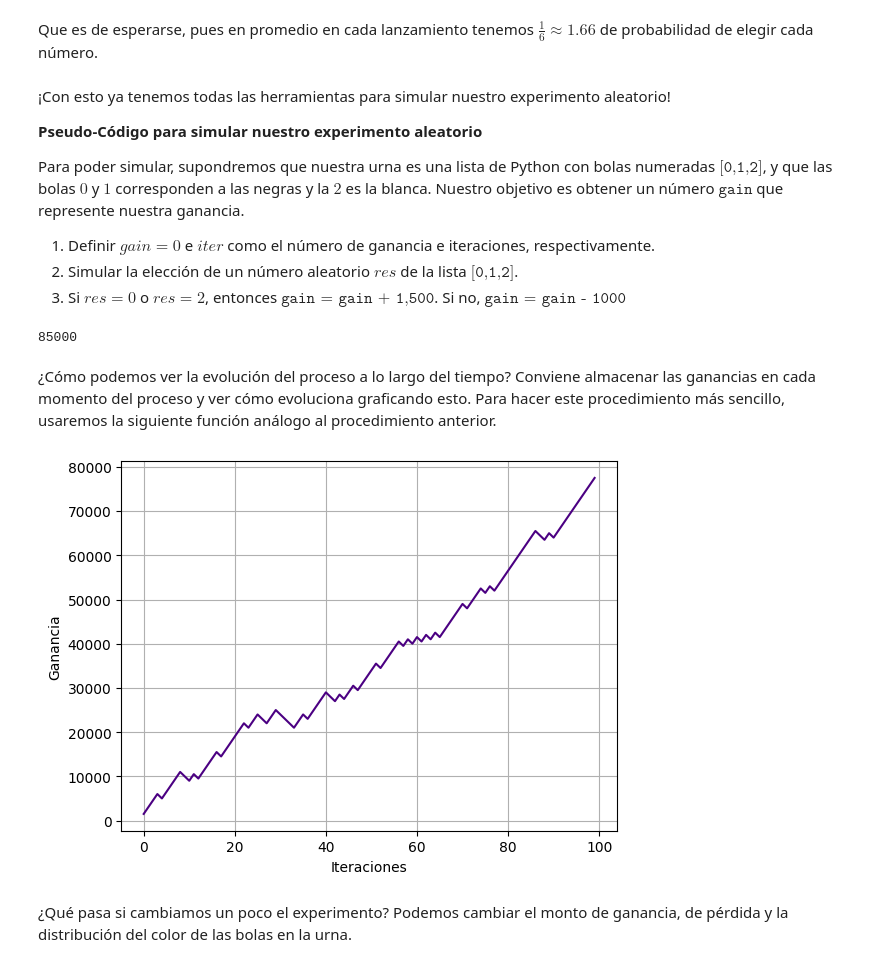
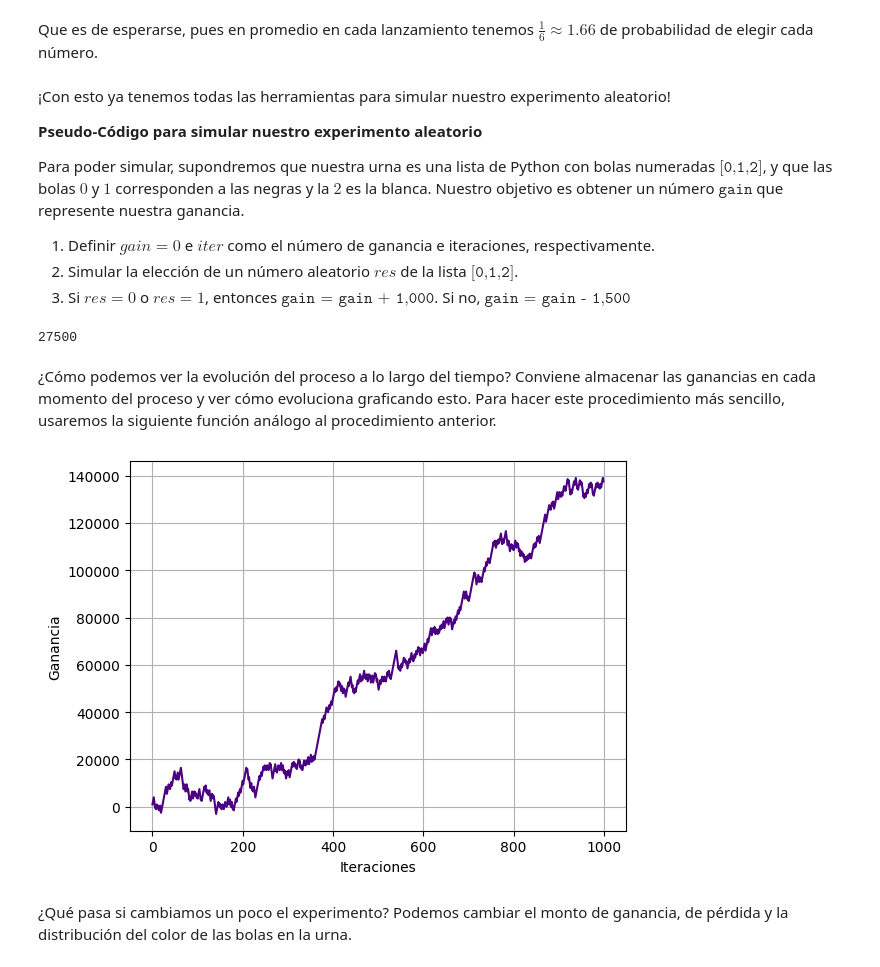
Before and after one commit to eliasegn/ProbabilidadI, a Jupyter notebook: EP1_ExperimentosAleatorios.ipynb, the cells around one changed output. Drawn from its saved outputs; the diff is of its cells as text; code cells hidden in the pictures.

```diff
--- a/EP1_ExperimentosAleatorios.ipynb
+++ b/EP1_ExperimentosAleatorios.ipynb
@@ -212,7 +209,7 @@ Para poder simular, supondremos que nuestra urna es una lista de Python con bola
 
 1. Definir $gain = 0$ e $iter$ como el número de ganancia e iteraciones, respectivamente.
 1. Simular la elección de un número aleatorio $res$ de la lista $\texttt{[0,1,2]}$.
-2. Si $res = 0$ o $res = 2$, entonces $\texttt{gain = gain + 1,500}$. Si no, $\texttt{gain = gain - 1000}$
+2. Si $res = 0$ o $res = 1$, entonces $\texttt{gain = gain + 1,000}$. Si no, $\texttt{gain = gain - 1,500}$
 # %%
 # Definimos las variables para comenzar
 gain = 0
@@ -223,41 +220,42 @@ urna = [0,1,2]
 for i in range(iter):
   res = elegirde(urna)
   if res == 0 or res == 1:
-    gain = gain + 1500
+    gain = gain + 1000
   else:
-    gain = gain - 1000
+    gain = gain - 1500
 
 # Imprimimos la ganancia total
 print(gain)
 # %% [output]
-85000
+27500
 # %% [markdown]
 ¿Cómo podemos ver la evolución del proceso a lo largo del tiempo? Conviene almacenar las ganancias en cada momento del proceso y ver cómo evoluciona graficando esto. Para hacer este procedimiento más sencillo, usaremos la siguiente función análogo al procedimiento anterior.
 # %%
 def experimento(iter):
   # Definimos las variables asociadas
   gain = 0
   urna = [0,1,2]
   ganancias = []
   # Simulamos el experimento
   for i in range(iter):
     res = elegirde(urna)
     if res == 0 or res == 1:
-      gain = gain + 1500
+      gain = gain + 1000
     else:
-      gain = gain - 1000
+      gain = gain - 1500
     # Guardamos la ganancia en cada paso
     ganancias.append(gain)
   return ganancias
 
+# Graficamos el desarollo del experimento
 plt.figure()
-plt.plot(experimento(100), color = 'indigo')
+plt.plot(experimento(1000), color = 'indigo')
 plt.xlabel('Iteraciones')
 plt.ylabel('Ganancia')
 plt.grid()
 plt.show()
 # %% [output]
-[figure, old version]
+[figure, new version]
 # %% [markdown]
 ¿Qué pasa si cambiamos un poco el experimento? Podemos cambiar el monto de ganancia, de pérdida y la distribución del color de las bolas en la urna.
 # %%
```
Also changed, not shown: parts of 12 cells of this notebook.
